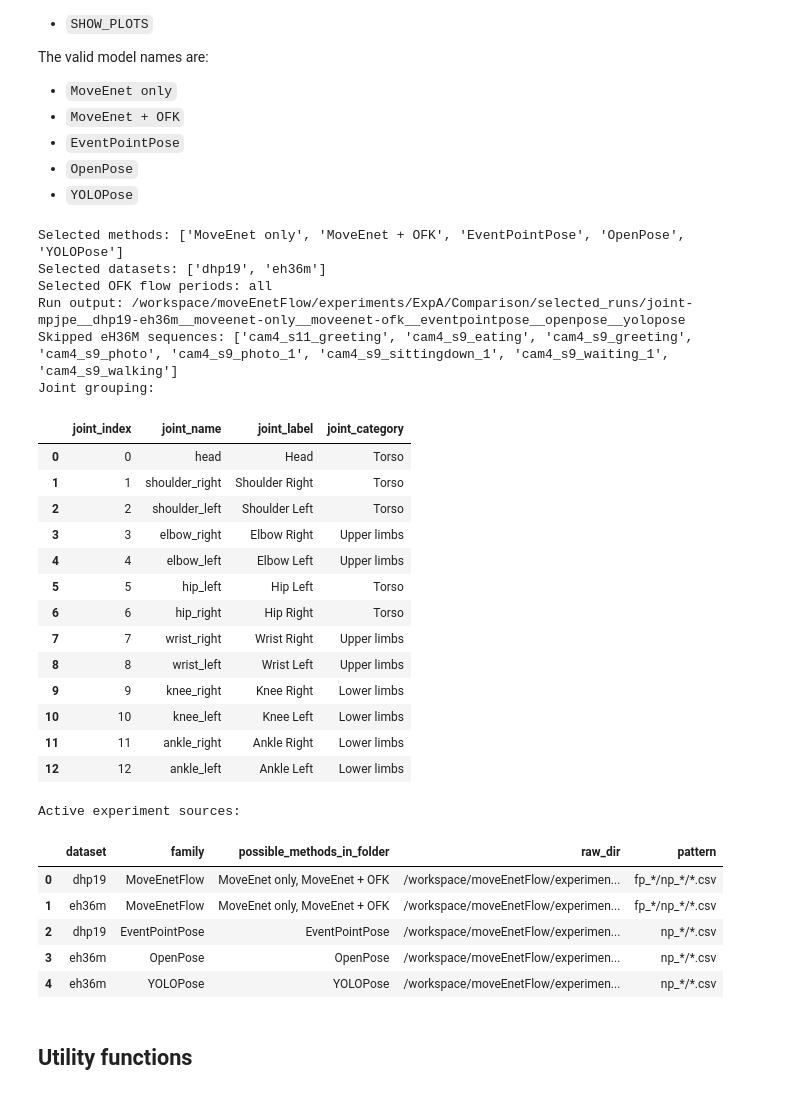
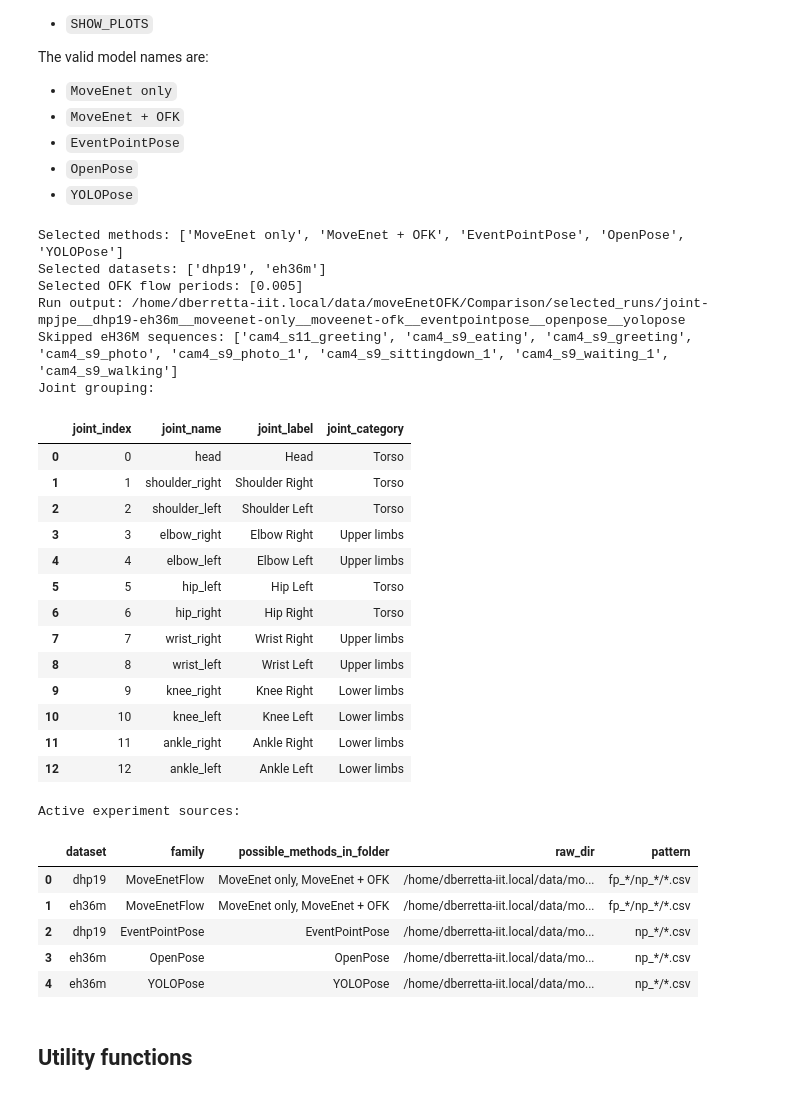
Before and after one commit to DariaBerretta/MoveEnet_OFK, a Jupyter notebook: moveEnetFlow/experiments/ExpA/Comparison/ExperimentA_Joint_MPJPE_Comparison.ipynb, the cells around one changed output. Drawn from its saved outputs; the diff is of its cells as text; code cells hidden in the pictures.

```diff
--- a/moveEnetFlow/experiments/ExpA/Comparison/ExperimentA_Joint_MPJPE_Comparison.ipynb
+++ b/moveEnetFlow/experiments/ExpA/Comparison/ExperimentA_Joint_MPJPE_Comparison.ipynb
@@ -62,9 +62,9 @@ The valid model names are:
 - `OpenPose`
 - `YOLOPose`
 # %%
-ROOT_DIR = Path('/workspace/moveEnetFlow')
-EXP_A_DIR = ROOT_DIR / 'experiments' / 'ExpA'
-COMPARISON_DIR = EXP_A_DIR / 'Comparison'
+DATA_DIR = next((p for p in (Path('/data'), Path.home() / 'data') if p.exists()), Path('/data'))
+RESULTS_ROOT = DATA_DIR / 'moveEnetOFK'
+COMPARISON_DIR = RESULTS_ROOT / 'Comparison'
 
 # =============================================================================
 # USER SELECTION
@@ -89,7 +89,7 @@ SELECTED_DATASETS = [
 #   SELECTED_FLOW_PERIODS = None
 #   SELECTED_FLOW_PERIODS = [0.005]
 #   SELECTED_FLOW_PERIODS = [0.005, 0.01]
-SELECTED_FLOW_PERIODS = None
+SELECTED_FLOW_PERIODS = [0.005]
 
 # Leave as None to generate a descriptive output-folder name automatically.
 RUN_NAME = None
@@ -164,8 +164,8 @@ RESULTS_DIR.mkdir(parents=True, exist_ok=True)
 PLOTS_DIR.mkdir(parents=True, exist_ok=True)
 
 GT_ROOTS = {
-    'dhp19': Path('/data/dhp19_testing_set_S13toS17'),
-    'eh36m': Path('/data/eh36m_testing_set_S9S11/events'),
+    'dhp19': DATA_DIR / 'dhp19_testing_set_S13toS17',
+    'eh36m': DATA_DIR / 'eh36m_testing_set_S9S11/events',
 }
 
 EXPERIMENT_CATALOG = [
@@ -173,35 +173,35 @@ EXPERIMENT_CATALOG = [
         'family': 'MoveEnetFlow',
         'methods': ['MoveEnet only', 'MoveEnet + OFK'],
         'dataset': 'dhp19',
-        'raw_dir': EXP_A_DIR / 'expA_accuracy_vs_network_period' / 'dhp19_full_test' / 'results' / 'raw',
+        'raw_dir': RESULTS_ROOT / 'MOFK_dhp19_full_test/results/raw',
         'pattern': 'fp_*/np_*/*.csv',
     },
     {
         'family': 'MoveEnetFlow',
         'methods': ['MoveEnet only', 'MoveEnet + OFK'],
         'dataset': 'eh36m',
-        'raw_dir': EXP_A_DIR / 'expA_accuracy_vs_network_period' / 'eh36m_full_test' / 'results' / 'raw',
+        'raw_dir': RESULTS_ROOT / 'MOFK_eh36m_full_test/results/raw',
         'pattern': 'fp_*/np_*/*.csv',
     },
     {
         'family': 'EventPointPose',
         'methods': ['EventPointPose'],
         'dataset': 'dhp19',
-        'raw_dir': EXP_A_DIR / 'EPP_expA_accuracy_vs_network_period' / 'dhp19_full_test' / 'results' / 'raw',
+        'raw_dir': RESULTS_ROOT / 'EPP_dhp19_full_test/results/raw',
         'pattern': 'np_*/*.csv',
     },
     {
         'family': 'OpenPose',
         'methods': ['OpenPose'],
         'dataset': 'eh36m',
-        'raw_dir': EXP_A_DIR / 'OP_expA_accuracy_vs_network_period' / 'h36m_full_test' / 'results' / 'raw',
+        'raw_dir': RESULTS_ROOT / 'OP_h36m_full_test/results/raw',
         'pattern': 'np_*/*.csv',
     },
     {
         'family': 'YOLOPose',
         'methods': ['YOLOPose'],
         'dataset': 'eh36m',
-        'raw_dir': EXP_A_DIR / 'YOLO_expA_accuracy_vs_network_period' / 'h36m_full_test' / 'results' / 'raw',
+        'raw_dir': RESULTS_ROOT / 'YOLO_h36m_full_test/results/raw',
         'pattern': 'np_*/*.csv',
     },
 ]
@@ -296,40 +296,40 @@ print(
     'Selected OFK flow periods:',
     SELECTED_FLOW_PERIODS if SELECTED_FLOW_PERIODS is not None else 'all',
 )
 print('Run output:', RUN_DIR)
 print('Skipped eH36M sequences:', sorted(CORRUPTED_EH36M_SEQUENCES))
 print('Joint grouping:')
 display(joint_group_table)
 print('Active experiment sources:')
 display(active_sources)
 # %% [output]
 Selected methods: ['MoveEnet only', 'MoveEnet + OFK', 'EventPointPose', 'OpenPose', 'YOLOPose']
 Selected datasets: ['dhp19', 'eh36m']
-Selected OFK flow periods: all
-Run output: /workspace/moveEnetFlow/experiments/ExpA/Comparison/selected_runs/joint-mpjpe__dhp19-eh36m__moveenet-only__moveenet-ofk__eventpointpose__openpose__yolopose
+Selected OFK flow periods: [0.005]
+Run output: /home/dberretta-iit.local/data/moveEnetOFK/Comparison/selected_runs/joint-mpjpe__dhp19-eh36m__moveenet-only__moveenet-ofk__eventpointpose__openpose__yolopose
 Skipped eH36M sequences: ['cam4_s11_greeting', 'cam4_s9_eating', 'cam4_s9_greeting', 'cam4_s9_photo', 'cam4_s9_photo_1', 'cam4_s9_sittingdown_1', 'cam4_s9_waiting_1', 'cam4_s9_walking']
 Joint grouping:
 |  | joint_index | joint_name | joint_label | joint_category |
 | 0 | 0 | head | Head | Torso |
 | 1 | 1 | shoulder_right | Shoulder Right | Torso |
 | 2 | 2 | shoulder_left | Shoulder Left | Torso |
 | 3 | 3 | elbow_right | Elbow Right | Upper limbs |
 | 4 | 4 | elbow_left | Elbow Left | Upper limbs |
 | 5 | 5 | hip_left | Hip Left | Torso |
 | 6 | 6 | hip_right | Hip Right | Torso |
 | 7 | 7 | wrist_right | Wrist Right | Upper limbs |
 | 8 | 8 | wrist_left | Wrist Left | Upper limbs |
 | 9 | 9 | knee_right | Knee Right | Lower limbs |
 | 10 | 10 | knee_left | Knee Left | Lower limbs |
 | 11 | 11 | ankle_right | Ankle Right | Lower limbs |
 | 12 | 12 | ankle_left | Ankle Left | Lower limbs |
 Active experiment sources:
 |  | dataset | family | possible_methods_in_folder | raw_dir | pattern |
-| 0 | dhp19 | MoveEnetFlow | MoveEnet only, MoveEnet + OFK | /workspace/moveEnetFlow/experimen... | fp_*/np_*/*.csv |
-| 1 | eh36m | MoveEnetFlow | MoveEnet only, MoveEnet + OFK | /workspace/moveEnetFlow/experimen... | fp_*/np_*/*.csv |
-| 2 | dhp19 | EventPointPose | EventPointPose | /workspace/moveEnetFlow/experimen... | np_*/*.csv |
-| 3 | eh36m | OpenPose | OpenPose | /workspace/moveEnetFlow/experimen... | np_*/*.csv |
-| 4 | eh36m | YOLOPose | YOLOPose | /workspace/moveEnetFlow/experimen... | np_*/*.csv |
+| 0 | dhp19 | MoveEnetFlow | MoveEnet only, MoveEnet + OFK | /home/dberretta-iit.local/data/mo... | fp_*/np_*/*.csv |
+| 1 | eh36m | MoveEnetFlow | MoveEnet only, MoveEnet + OFK | /home/dberretta-iit.local/data/mo... | fp_*/np_*/*.csv |
+| 2 | dhp19 | EventPointPose | EventPointPose | /home/dberretta-iit.local/data/mo... | np_*/*.csv |
+| 3 | eh36m | OpenPose | OpenPose | /home/dberretta-iit.local/data/mo... | np_*/*.csv |
+| 4 | eh36m | YOLOPose | YOLOPose | /home/dberretta-iit.local/data/mo... | np_*/*.csv |
 # %% [markdown]
 ## Utility functions
 # %%
```
Also changed, not shown: parts of 6 cells of this notebook, 12 other files.
